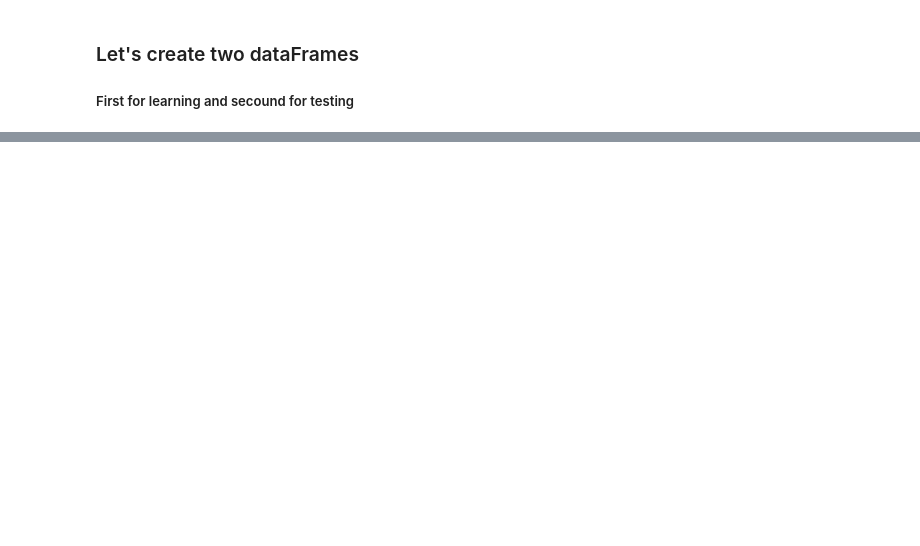
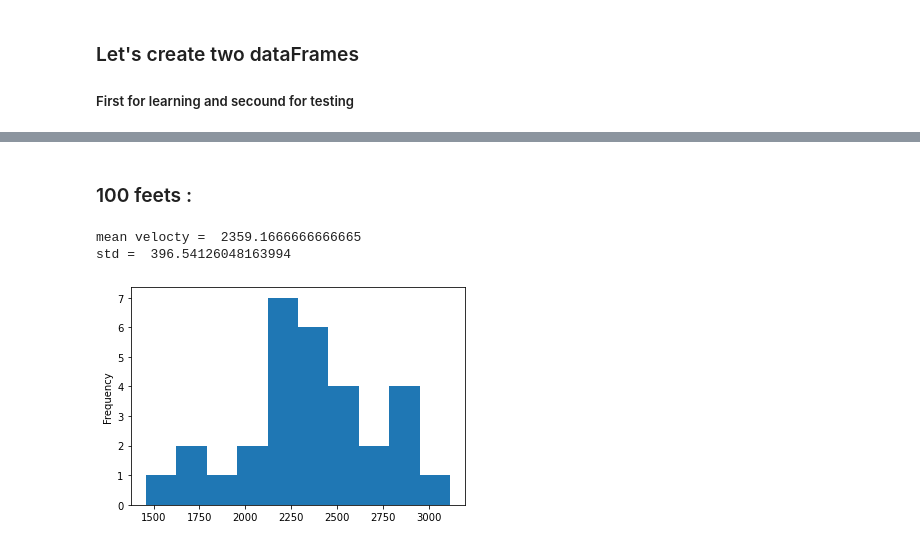
Before and after one commit to OstapVando/BALISTICS_analysis, a Jupyter notebook: main.ipynb, the cells around one changed output, grey strips where cells are left out. Saved outputs shown, nothing was run; the diff lists cells and outputs as text; code cells hidden in the pictures; blank space fills up the shorter version.

Commit message:
Analysis of 'learn_df' data

```diff
--- a/main.ipynb
+++ b/main.ipynb
@@ -82,0 +63,16 @@ std =  350.3233727818362
+# %% [markdown]
+### 100 feets :
+# %%
+#Overview of 'V100' distribition
+learning_df['V100'].plot(kind='hist')
+
+#'V100' mean and std
+mean_V100 = learning_df['V100'].mean()
+std_V100 = learning_df['V100'].std()
+
+print('mean velocty = ', mean_V100)
+print('std = ', std_V100)
+# %% [output]
+mean velocty =  2359.1666666666665
+std =  396.54126048163994
+[figure, added]
```
Also changed, not shown: parts of 12 cells of this notebook.
